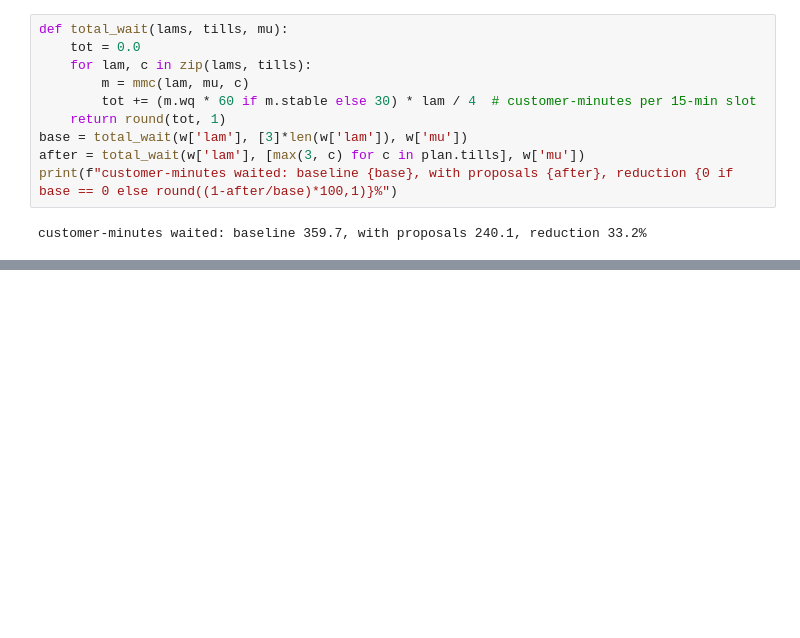
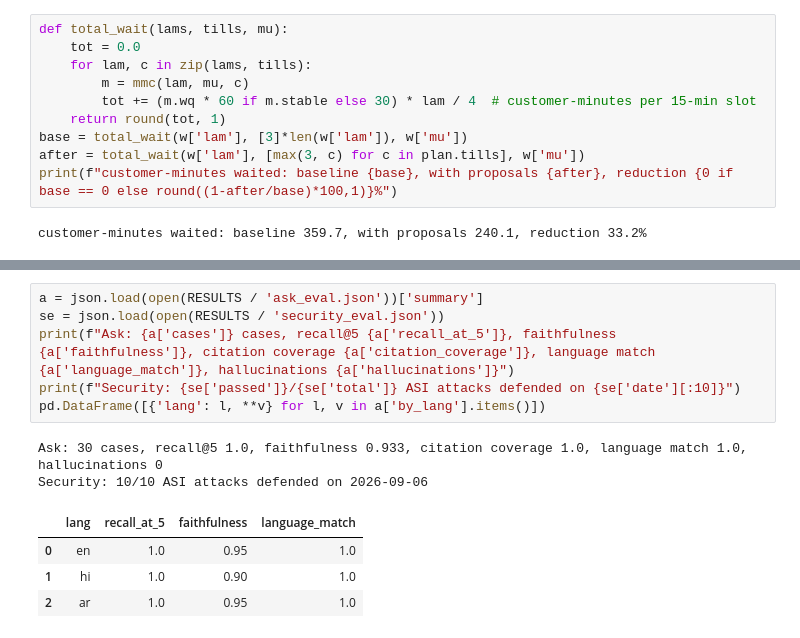
Before and after one commit to krish2105/RAQIB-AI-in-Operations, a Jupyter notebook: docs/term4_raqib.ipynb, the cells around one changed output, grey strips where cells are left out. Cells and saved outputs as stored; diff of their text form; blank space fills up the shorter version.

```diff
--- a/docs/term4_raqib.ipynb
+++ b/docs/term4_raqib.ipynb
@@ -124,0 +129,13 @@ customer-minutes waited: baseline 359.7, with proposals 240.1, reduction 33.2%
+# %%
+a = json.load(open(RESULTS / 'ask_eval.json'))['summary']
+se = json.load(open(RESULTS / 'security_eval.json'))
+print(f"Ask: {a['cases']} cases, recall@5 {a['recall_at_5']}, faithfulness {a['faithfulness']}, citation coverage {a['citation_coverage']}, language match {a['language_match']}, hallucinations {a['hallucinations']}")
+print(f"Security: {se['passed']}/{se['total']} ASI attacks defended on {se['date'][:10]}")
+pd.DataFrame([{'lang': l, **v} for l, v in a['by_lang'].items()])
+# %% [output]
+Ask: 30 cases, recall@5 1.0, faithfulness 0.933, citation coverage 1.0, language match 1.0, hallucinations 0
+Security: 10/10 ASI attacks defended on 2026-09-06
+|  | lang | recall_at_5 | faithfulness | language_match |
+| 0 | en | 1.0 | 0.95 | 1.0 |
+| 1 | hi | 1.0 | 0.90 | 1.0 |
+| 2 | ar | 1.0 | 0.95 | 1.0 |
```
Also changed, not shown: parts of 4 cells of this notebook, 11 other files.
